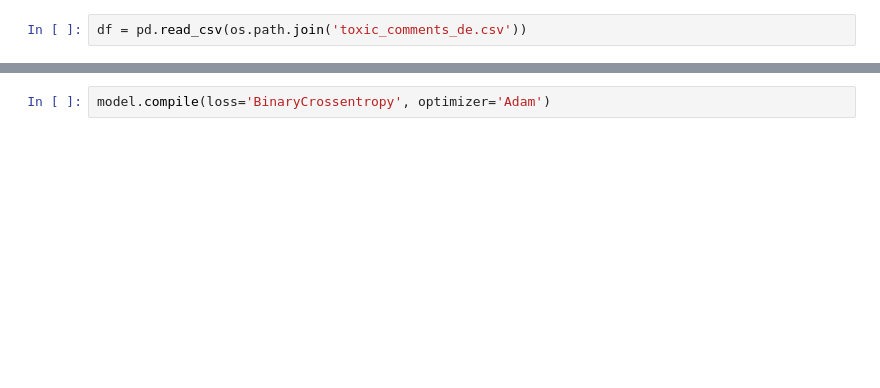
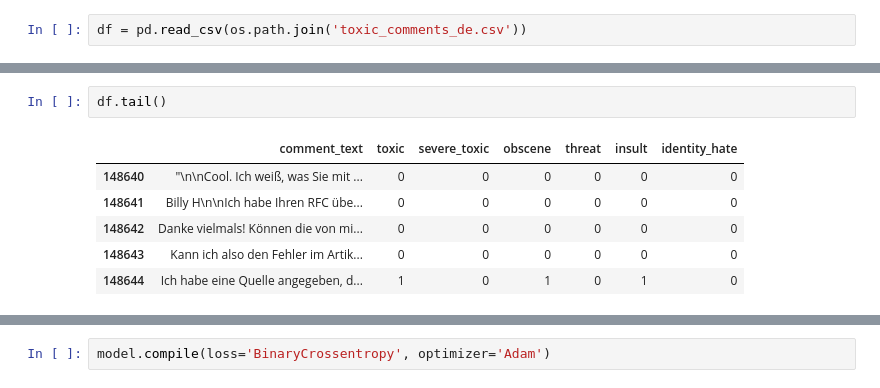
Before and after one commit to dominiknicklas/hm-student-hub, a Jupyter notebook: student_hub/model_training/toxicity_model_training.ipynb, the cells around one changed output, grey strips where cells are left out. Saved outputs shown, nothing was run; the diff lists cells and outputs as text; blank space fills up the shorter version.

```diff
--- a/student_hub/model_training/toxicity_model_training.ipynb
+++ b/student_hub/model_training/toxicity_model_training.ipynb
@@ -16,0 +19,9 @@ df.head()
+# %%
+df.tail()
+# %% [output]
+|  | comment_text | toxic | severe_toxic | obscene | threat | insult | identity_hate |
+| 148640 | "\n\nCool. Ich weiß, was Sie mit ... | 0 | 0 | 0 | 0 | 0 | 0 |
+| 148641 | Billy H\n\nIch habe Ihren RFC übe... | 0 | 0 | 0 | 0 | 0 | 0 |
+| 148642 | Danke vielmals! Können die von mi... | 0 | 0 | 0 | 0 | 0 | 0 |
+| 148643 | Kann ich also den Fehler im Artik... | 0 | 0 | 0 | 0 | 0 | 0 |
+| 148644 | Ich habe eine Quelle angegeben, d... | 1 | 0 | 1 | 0 | 1 | 0 |
```
Also changed, not shown: parts of 46 cells of this notebook, 4 other files.
